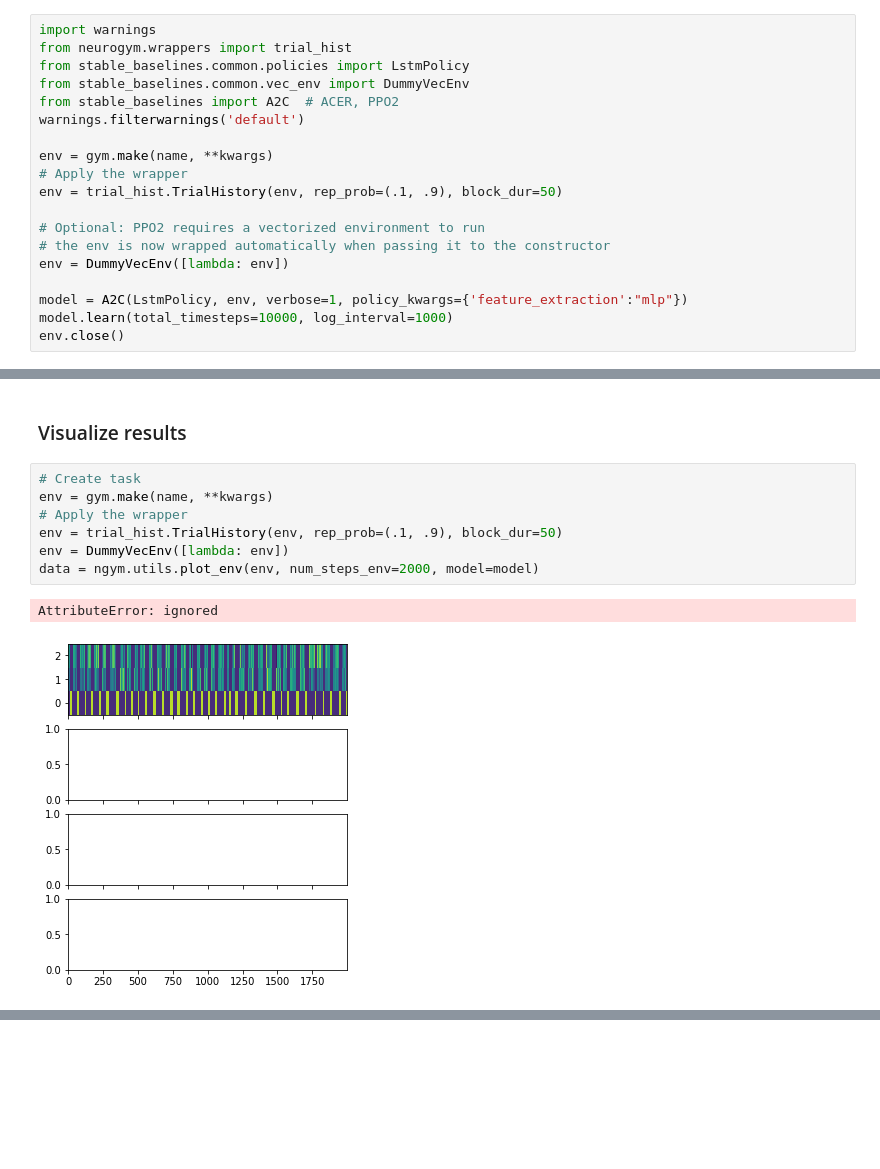
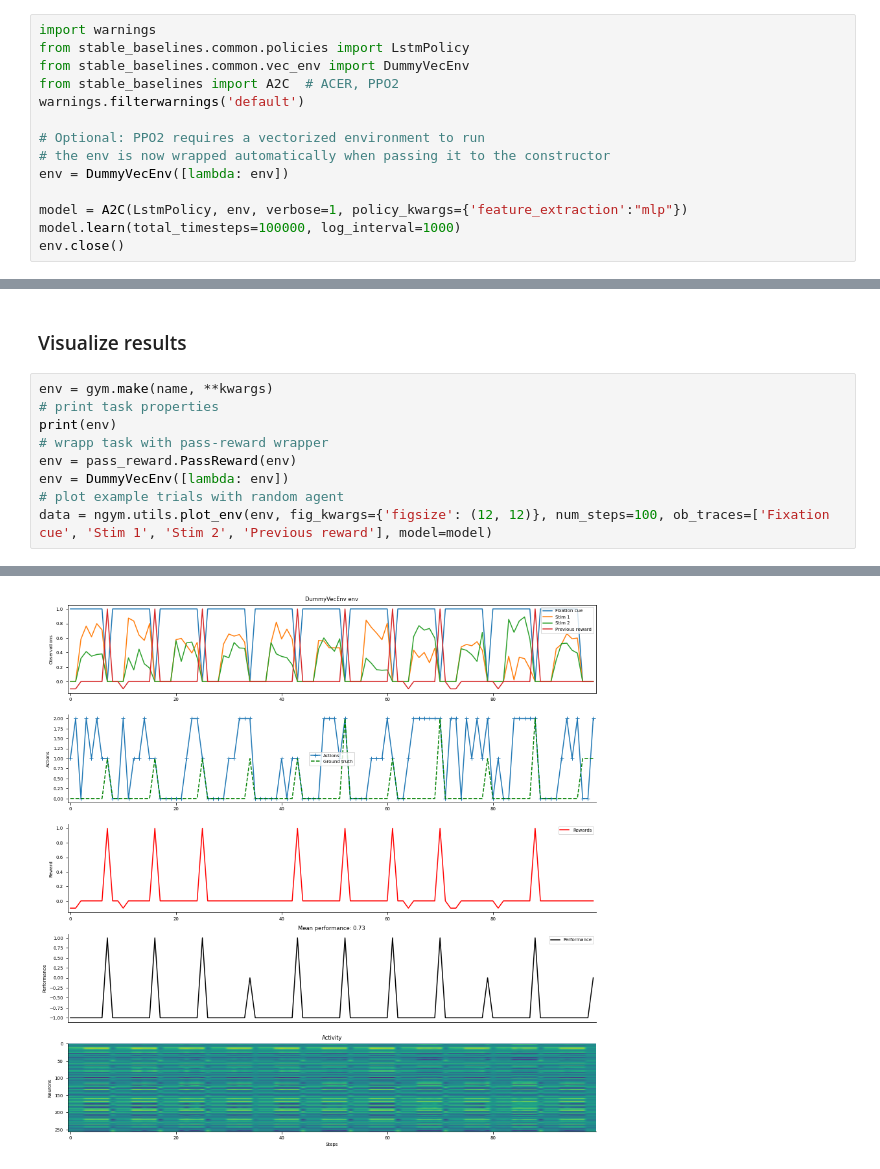
Before and after one commit to neurogym/neurogym, a Jupyter notebook: examples/example_neurogym_rl.ipynb, the cells around one changed output, grey strips where cells are left out. Cells and saved outputs as stored; diff of their text form; blank space fills up the shorter version.

```diff
--- a/examples/example_neurogym_rl.ipynb
+++ b/examples/example_neurogym_rl.ipynb
@@ -64,22 +95,17 @@ Tags: perceptual, two-alternative, supervised.
 ### Train a network
 # %%
 import warnings
-from neurogym.wrappers import trial_hist
 from stable_baselines.common.policies import LstmPolicy
 from stable_baselines.common.vec_env import DummyVecEnv
 from stable_baselines import A2C  # ACER, PPO2
 warnings.filterwarnings('default')
-
-env = gym.make(name, **kwargs)
-# Apply the wrapper
-env = trial_hist.TrialHistory(env, rep_prob=(.1, .9), block_dur=50)
 
 # Optional: PPO2 requires a vectorized environment to run
 # the env is now wrapped automatically when passing it to the constructor
 env = DummyVecEnv([lambda: env])
 
 model = A2C(LstmPolicy, env, verbose=1, policy_kwargs={'feature_extraction':"mlp"})
-model.learn(total_timesteps=10000, log_interval=1000)
+model.learn(total_timesteps=100000, log_interval=1000)
 env.close()
 # %% [output]
 WARNING:tensorflow:
@@ -113,12 +128,12 @@ WARNING:tensorflow:From /usr/local/lib/python3.6/dist-packages/stable_baselines/
 # %% [markdown]
 ### Visualize results
-# %%
-# Create task
-env = gym.make(name, **kwargs)
-# Apply the wrapper
-env = trial_hist.TrialHistory(env, rep_prob=(.1, .9), block_dur=50)
-env = DummyVecEnv([lambda: env])
-data = ngym.utils.plot_env(env, num_steps_env=2000, model=model)
-# %% [output]
-AttributeError: ignored
-[figure, removed]
+# %%
+env = gym.make(name, **kwargs)
+# print task properties
+print(env)
+# wrapp task with pass-reward wrapper
+env = pass_reward.PassReward(env)
+env = DummyVecEnv([lambda: env])
+# plot example trials with random agent
+data = ngym.utils.plot_env(env, fig_kwargs={'figsize': (12, 12)}, num_steps=100, ob_traces=['Fixation cue', 'Stim 1', 'Stim 2', 'Previous reward'], model=model)
+# %% [output]
@@ -124,0 +157 @@ AttributeError: ignored
+[figure, added]
```
Also changed, not shown: parts of 7 cells of this notebook.
